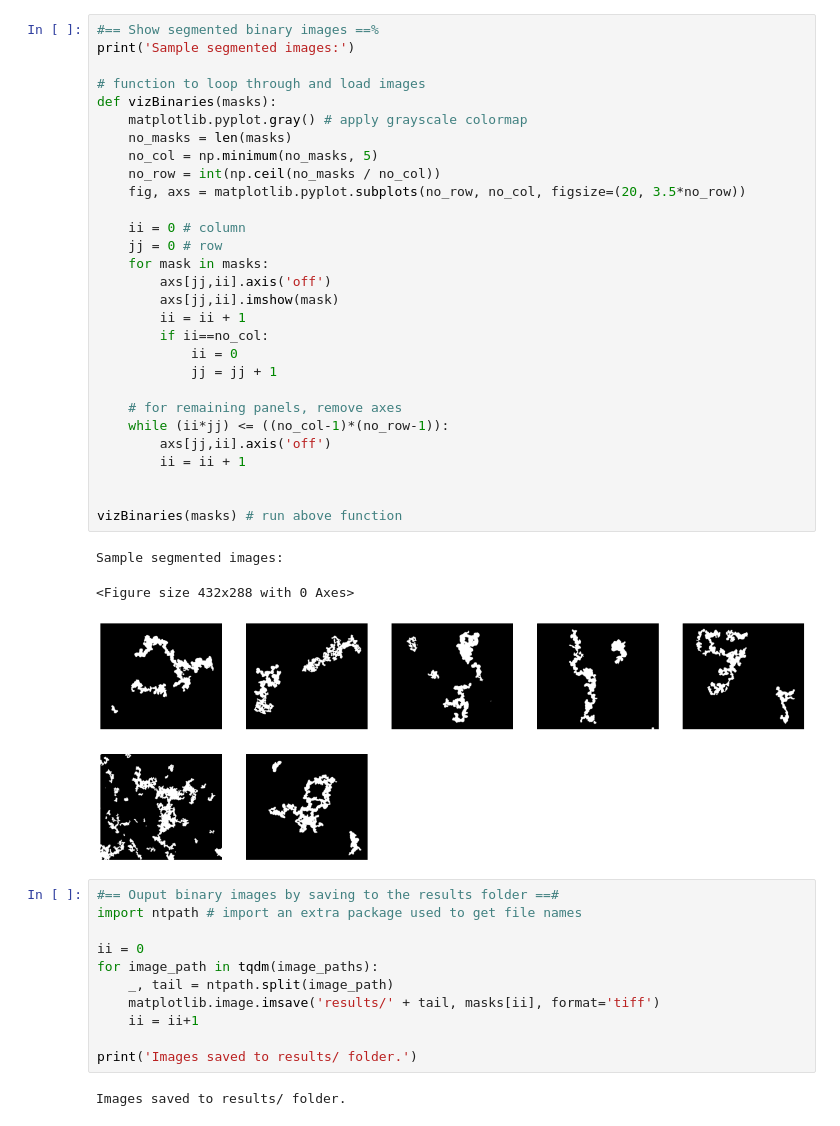
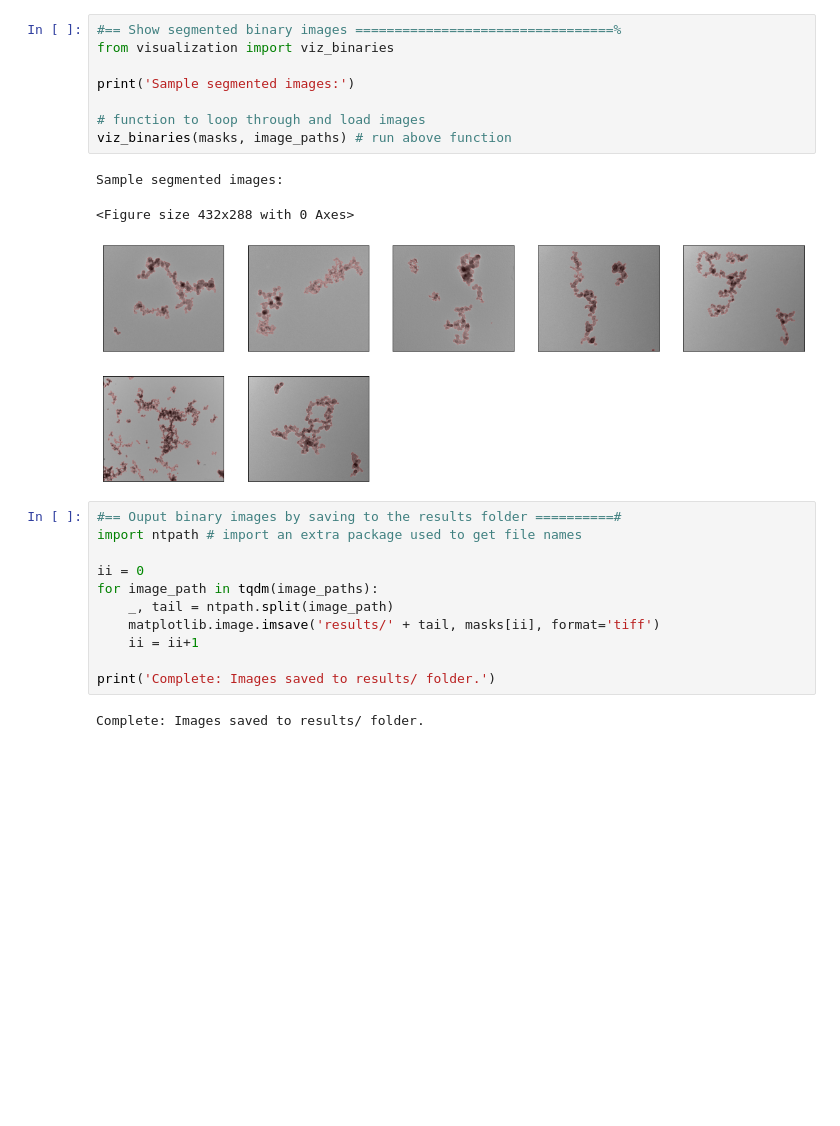
Before and after one commit to maxfrei750/CarbonBlackSegmentation, a Jupyter notebook: demo.ipynb, the cells around one changed output. Saved outputs shown, nothing was run; the diff lists cells and outputs as text; blank space fills up the shorter version.

Commit message:
Update Jupyter notebooks
+ Removed demoData.ipynb. This can be run by substituting the input image location in the demo notebook.

```diff
--- a/demo.ipynb
+++ b/demo.ipynb
@@ -59,41 +62,20 @@ print('Complete.')
 # %% [output]
 ['tests\\20180529_A9_003.TIF', 'tests\\20180529_A9_011.TIF', 'tests\\201805A_A6_004.TIF', 'tests\\Case1_E7_025.TIF', 'tests\\Case4_D8_007.TIF', 'tests\\RU_FI_A10_004.TIF', 'tests\\test_image.png']
 Complete.
-# %%
-#== Show segmented binary images ==%
-print('Sample segmented images:')
-
-# function to loop through and load images
-def vizBinaries(masks):
-    matplotlib.pyplot.gray() # apply grayscale colormap
-    no_masks = len(masks)
-    no_col = np.minimum(no_masks, 5)
-    no_row = int(np.ceil(no_masks / no_col))
-    fig, axs = matplotlib.pyplot.subplots(no_row, no_col, figsize=(20, 3.5*no_row))
-
-    ii = 0 # column
-    jj = 0 # row
-    for mask in masks:
-        axs[jj,ii].axis('off')
-        axs[jj,ii].imshow(mask)
-        ii = ii + 1
-        if ii==no_col:
-            ii = 0
-            jj = jj + 1
-
-    # for remaining panels, remove axes
-    while (ii*jj) <= ((no_col-1)*(no_row-1)):
-        axs[jj,ii].axis('off')
-        ii = ii + 1
-
-
-vizBinaries(masks) # run above function
-# %% [output]
-Sample segmented images:
-<Figure size 432x288 with 0 Axes>
-[figure, removed]
+# %%
+#== Show segmented binary images =================================%
+from visualization import viz_binaries
+
+print('Sample segmented images:')
+
+# function to loop through and load images
+viz_binaries(masks, image_paths) # run above function
+# %% [output]
+Sample segmented images:
+<Figure size 432x288 with 0 Axes>
+[figure, added]
 # %%
-#== Ouput binary images by saving to the results folder ==#
+#== Ouput binary images by saving to the results folder ==========#
 import ntpath # import an extra package used to get file names
 
 ii = 0
@@ -102,6 +84,6 @@ for image_path in tqdm(image_paths):
     matplotlib.image.imsave('results/' + tail, masks[ii], format='tiff')
     ii = ii+1
 
-print('Images saved to results/ folder.')
+print('Complete: Images saved to results/ folder.')
 # %% [output]
-Images saved to results/ folder.
+Complete: Images saved to results/ folder.
```
Also changed, not shown: parts of 1 cell of this notebook, 1 other file.
